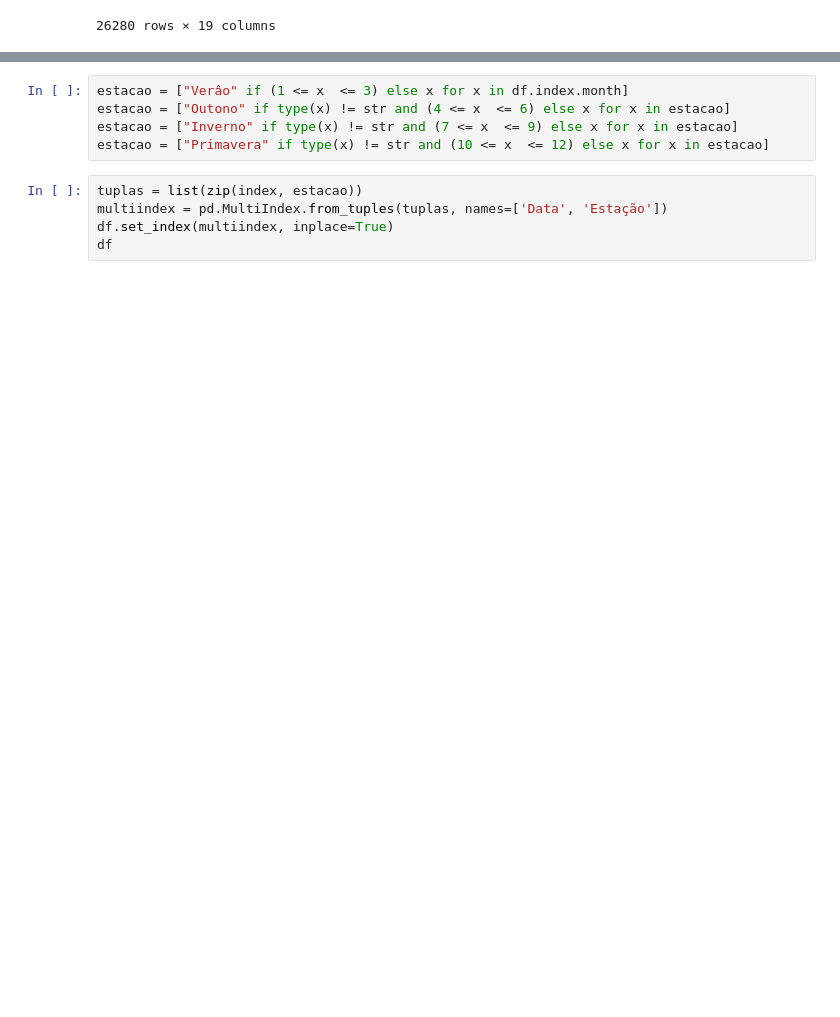
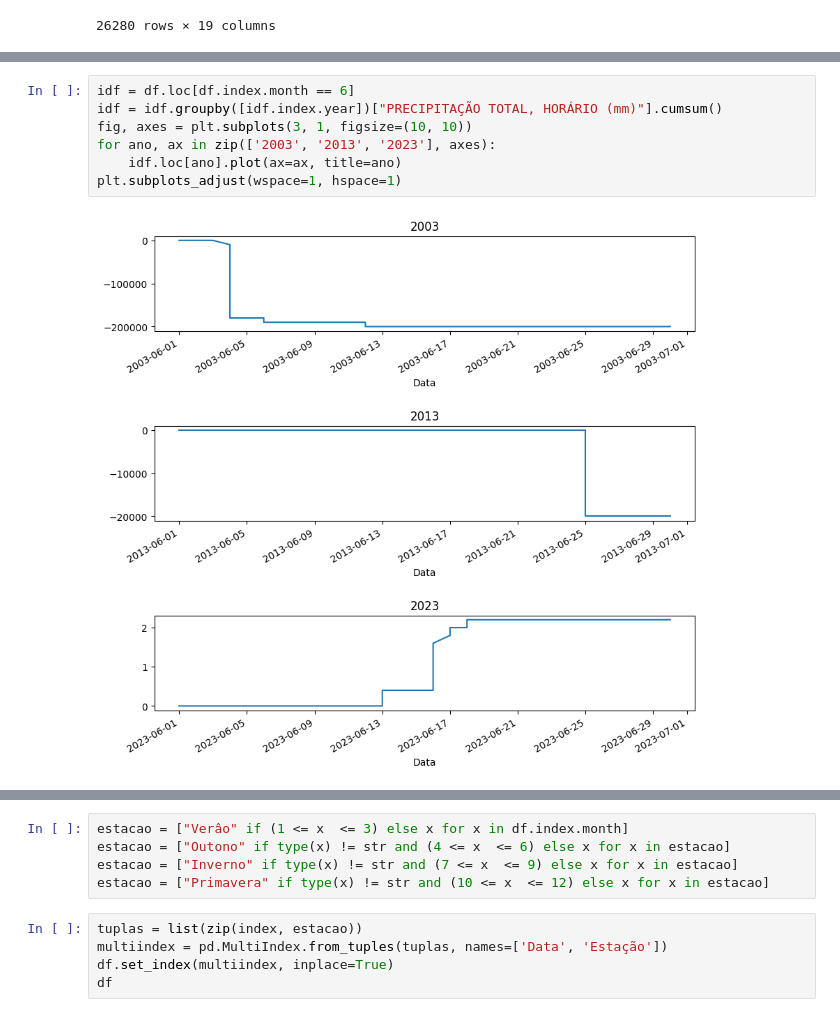
Before and after one commit to AllanaCampos/Python_Basico, a Jupyter notebook: Myllena/P009/P009.ipynb, the cells around one changed output, grey strips where cells are left out. Drawn from its saved outputs; the diff is of its cells as text; blank space fills up the shorter version.

```diff
--- a/Myllena/P009/P009.ipynb
+++ b/Myllena/P009/P009.ipynb
@@ -160,0 +104,9 @@ ndf.groupby(ndf.index.year)["Temperatura"].agg(["mean", "min", "max"])
+# %%
+idf = df.loc[df.index.month == 6]
+idf = idf.groupby([idf.index.year])["PRECIPITAÇÃO TOTAL, HORÁRIO (mm)"].cumsum()
+fig, axes = plt.subplots(3, 1, figsize=(10, 10))
+for ano, ax in zip(['2003', '2013', '2023'], axes):
+    idf.loc[ano].plot(ax=ax, title=ano)
+plt.subplots_adjust(wspace=1, hspace=1)
+# %% [output]
+[figure, added]
```
Also changed, not shown: parts of 17 cells of this notebook.
